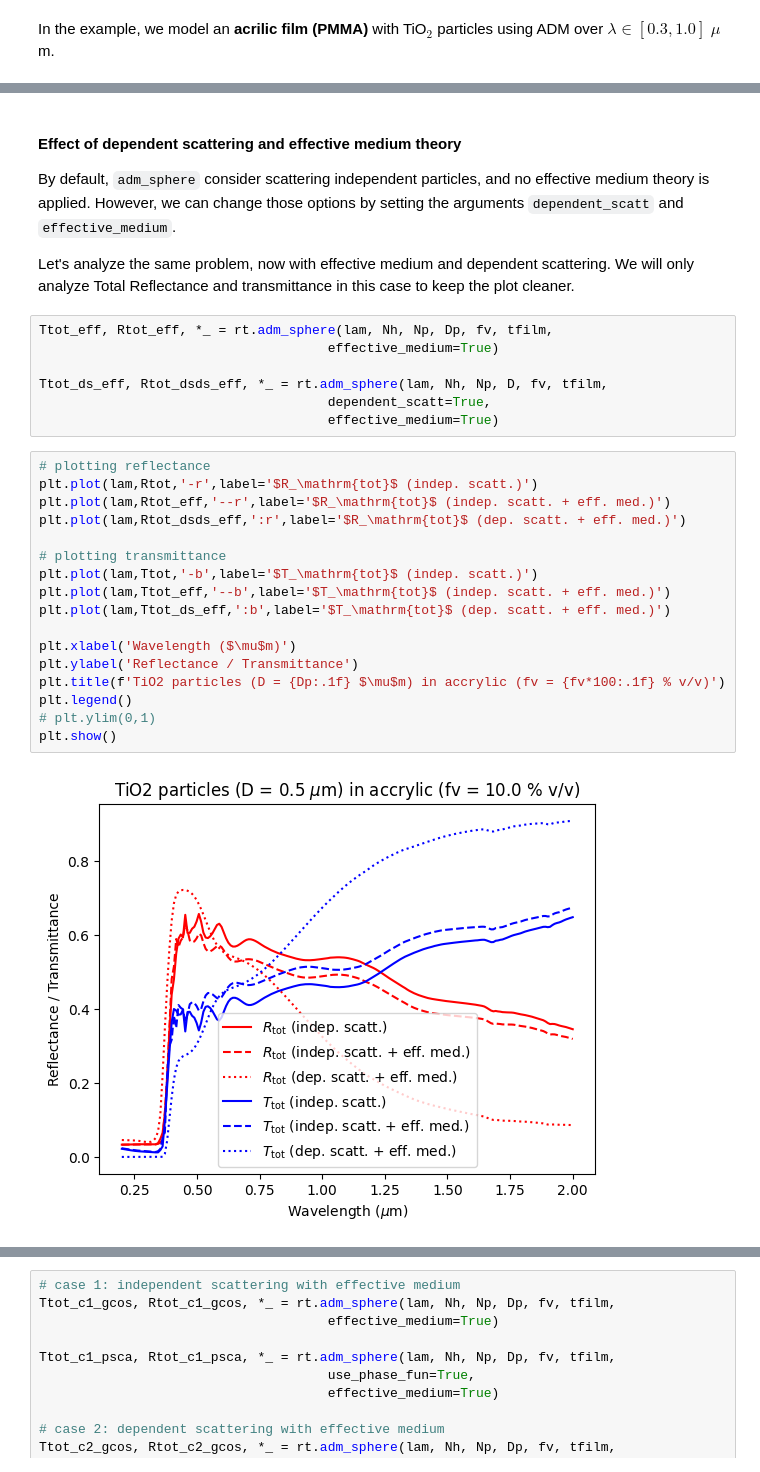
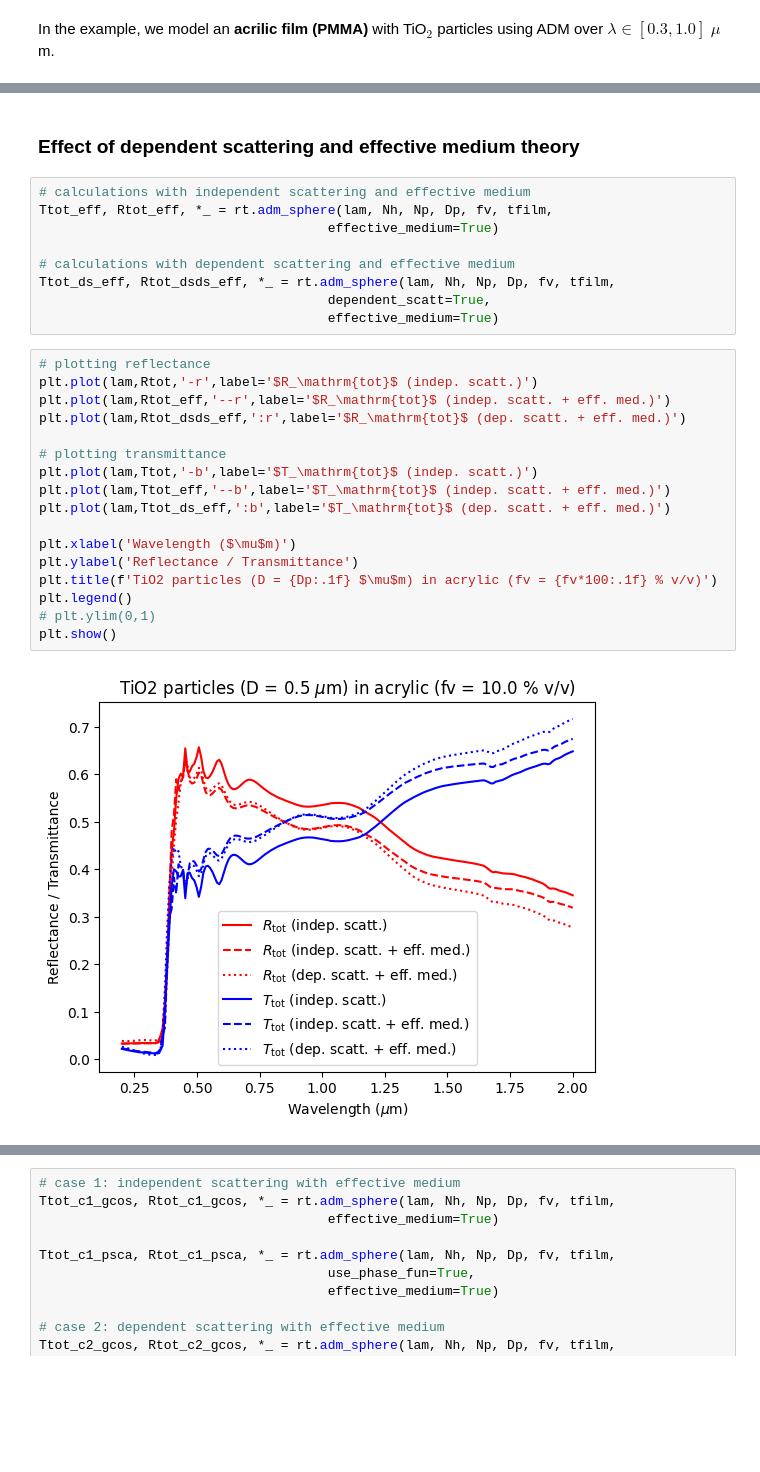
Before and after one commit to PanxoPanza/empylib, a Jupyter notebook: docs/rad_transfer_test.ipynb, the cells around one changed output, grey strips where cells are left out. Drawn from its saved outputs; the diff is of its cells as text; blank space fills up the shorter version.

Commit message:
new scattering functions

```diff
--- a/docs/rad_transfer_test.ipynb
+++ b/docs/rad_transfer_test.ipynb
@@ -110,34 +116,31 @@ Extrapolating (C5H8O2)n - poly(methyl methacrylate)_Zhang-Tomson refractive inde
 # %% [markdown]
-#### Effect of dependent scattering and effective medium theory
-
-By default, `adm_sphere` consider scattering independent particles, and no effective medium theory is applied. However, we can change those options by setting
-the arguments `dependent_scatt` and `effective_medium`.
-
-Let's analyze the same problem, now with effective medium and dependent scattering. We will only analyze Total Reflectance and transmittance in this case to keep the plot cleaner.
+### Effect of dependent scattering and effective medium theory
 # %%
+# calculations with independent scattering and effective medium
 Ttot_eff, Rtot_eff, *_ = rt.adm_sphere(lam, Nh, Np, Dp, fv, tfilm,
                                      effective_medium=True)
 
-Ttot_ds_eff, Rtot_dsds_eff, *_ = rt.adm_sphere(lam, Nh, Np, D, fv, tfilm,
+# calculations with dependent scattering and effective medium
+Ttot_ds_eff, Rtot_dsds_eff, *_ = rt.adm_sphere(lam, Nh, Np, Dp, fv, tfilm,
                                      dependent_scatt=True,
                                      effective_medium=True)
 # %%
 # plotting reflectance
 plt.plot(lam,Rtot,'-r',label='$R_\mathrm{tot}$ (indep. scatt.)')
 plt.plot(lam,Rtot_eff,'--r',label='$R_\mathrm{tot}$ (indep. scatt. + eff. med.)')
 plt.plot(lam,Rtot_dsds_eff,':r',label='$R_\mathrm{tot}$ (dep. scatt. + eff. med.)')
 
 # plotting transmittance
 plt.plot(lam,Ttot,'-b',label='$T_\mathrm{tot}$ (indep. scatt.)')
 plt.plot(lam,Ttot_eff,'--b',label='$T_\mathrm{tot}$ (indep. scatt. + eff. med.)')
 plt.plot(lam,Ttot_ds_eff,':b',label='$T_\mathrm{tot}$ (dep. scatt. + eff. med.)')
 
 plt.xlabel('Wavelength ($\mu$m)')
 plt.ylabel('Reflectance / Transmittance')
-plt.title(f'TiO2 particles (D = {Dp:.1f} $\mu$m) in accrylic (fv = {fv*100:.1f} % v/v)')
+plt.title(f'TiO2 particles (D = {Dp:.1f} $\mu$m) in acrylic (fv = {fv*100:.1f} % v/v)')
 plt.legend()
 # plt.ylim(0,1)
 plt.show()
 # %% [output]
-[figure, old version]
+[figure, new version]
 # %% [markdown]
```
Also changed, not shown: parts of 19 cells of this notebook, 2 other files.
